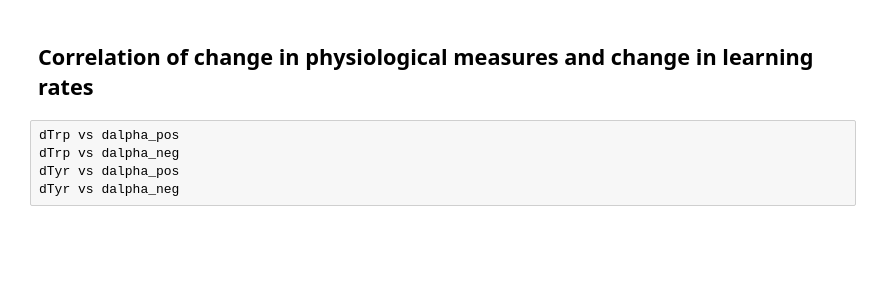
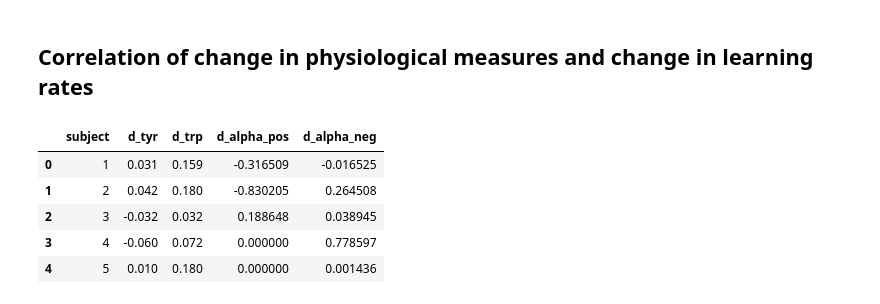
Before and after one commit to moltaire/rl, a Jupyter notebook: Park-Lab_RWpn_fit.ipynb, the cells around one changed output. Drawn from its saved outputs; the diff is of its cells as text; code cells hidden in the pictures; blank space fills up the shorter version.

```diff
--- a/Park-Lab_RWpn_fit.ipynb
+++ b/Park-Lab_RWpn_fit.ipynb
@@ -459,7 +580,27 @@ pairplot(df[["tyr", "trp", "alpha_pos", "alpha_neg", "beta"]].dropna());
 # %% [markdown]
 ## Correlation of change in physiological measures and change in learning rates
-# %% [raw]
-dTrp vs dalpha_pos
-dTrp vs dalpha_neg
-dTyr vs dalpha_pos
-dTyr vs dalpha_neg
+# %%
+# Make wide dataframe with differences between conditions
+df_wide = df.pivot(
+    index="subject",
+    columns="condition",
+    values=["tyr", "trp", "alpha_pos", "alpha_neg"],
+).reset_index()
+
+# compute differences
+for var in ["tyr", "trp", "alpha_pos", "alpha_neg"]:
+    df_wide[(f"d_{var}")] = df_wide[(var, "highcarb")] - df_wide[(var, "highpro")]
+
+df_wide = df_wide[["subject", "d_tyr", "d_trp", "d_alpha_pos", "d_alpha_neg"]]
+
+# Remove multiindex
+df_wide.columns = df_wide.columns.droplevel(1)
+
+df_wide.head()
+# %% [output]
+|  | subject | d_tyr | d_trp | d_alpha_pos | d_alpha_neg |
+| 0 | 1 | 0.031 | 0.159 | -0.316509 | -0.016525 |
+| 1 | 2 | 0.042 | 0.180 | -0.830205 | 0.264508 |
+| 2 | 3 | -0.032 | 0.032 | 0.188648 | 0.038945 |
+| 3 | 4 | -0.060 | 0.072 | 0.000000 | 0.778597 |
+| 4 | 5 | 0.010 | 0.180 | 0.000000 | 0.001436 |
```
Also changed, not shown: parts of 8 cells of this notebook, 1 other file.
